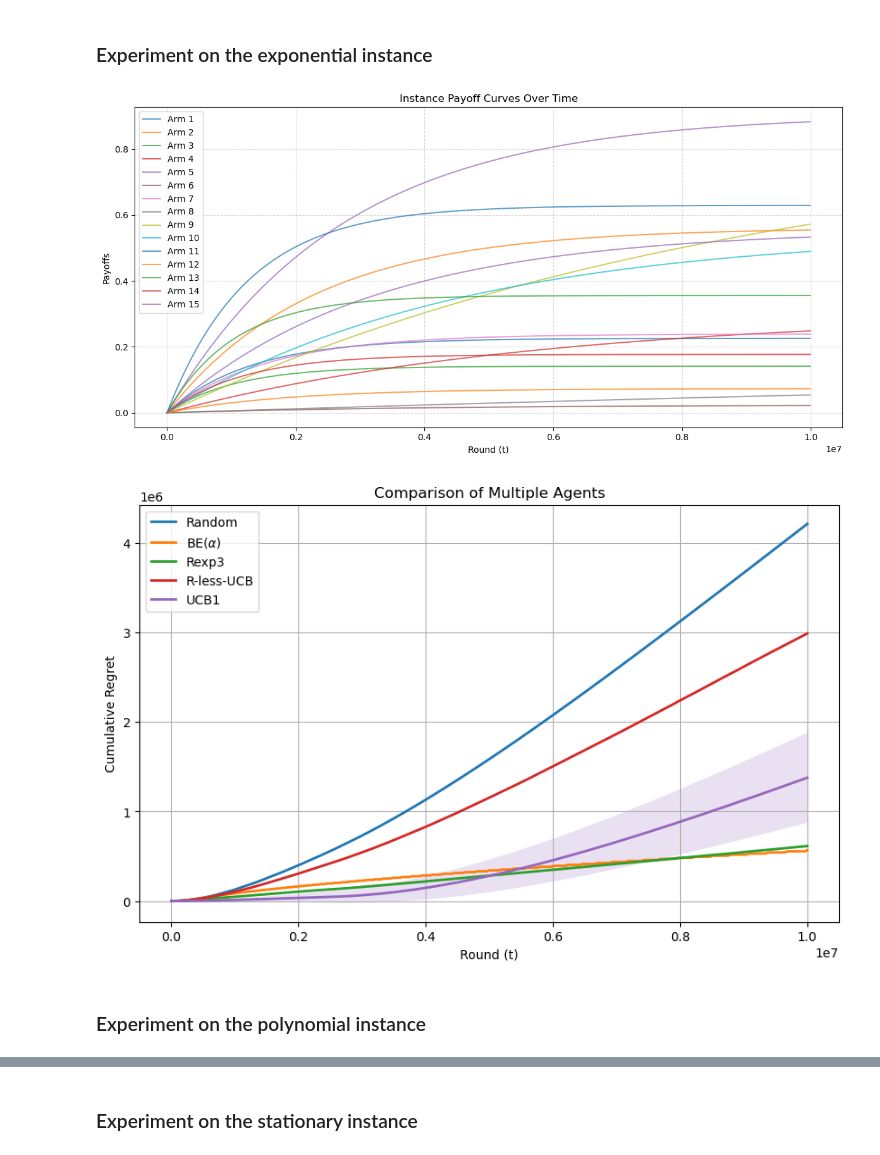
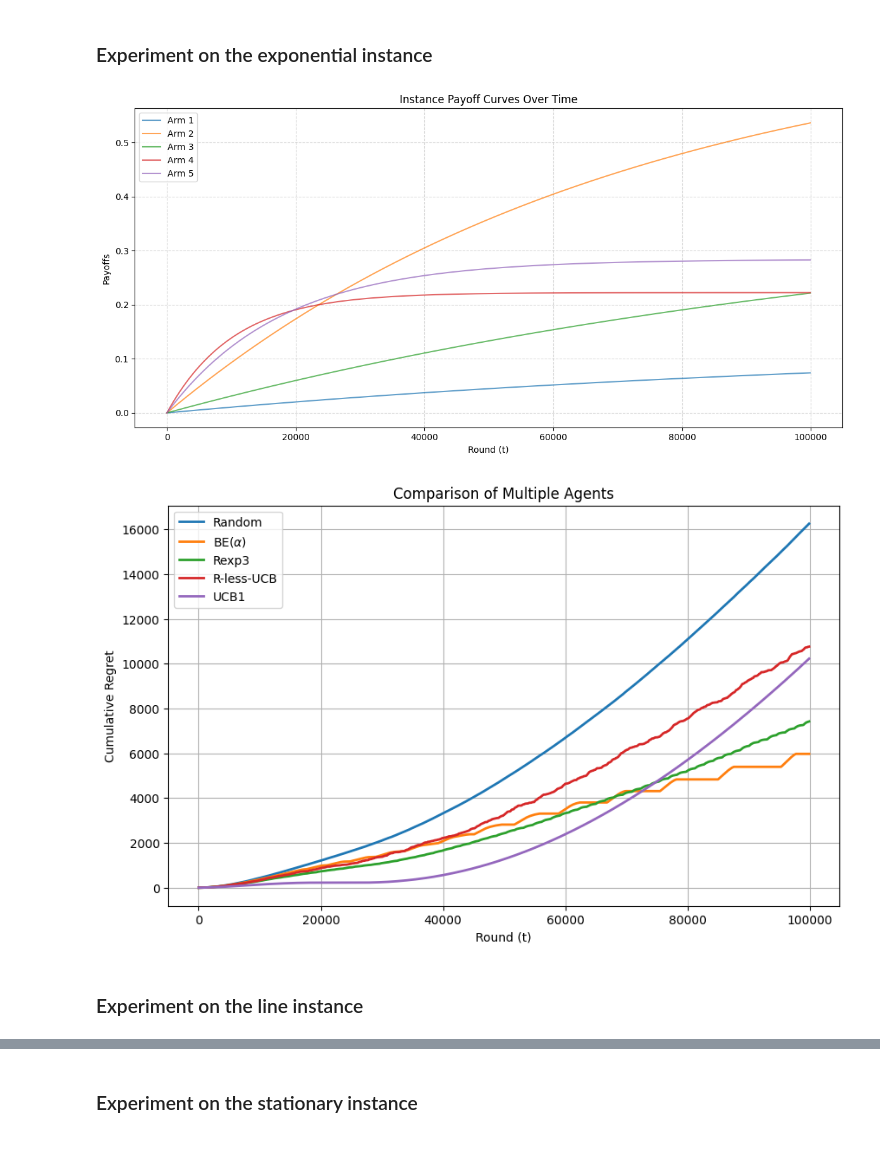
Before and after one commit to m1gwings/rcbealpha-experiments, a Jupyter notebook: bealpha-experiments.ipynb, the cells around one changed output, grey strips where cells are left out. Cells and saved outputs as stored; diff of their text form; code cells hidden in the pictures.

```diff
--- a/bealpha-experiments.ipynb
+++ b/bealpha-experiments.ipynb
@@ -241,7 +244,7 @@ class UCB1Agent(Agent):
 
     def _update_ucbs(self):
         self.ucbs[self.counts == 0] = np.inf
-        self.ucbs[self.counts > 0] = self.cumulative_rewards[self.counts > 0] / self.counts[self.counts > 0] + self.sigma * np.sqrt(2 * np.log(self.t) / self.counts[self.counts > 0])
+        self.ucbs[self.counts > 0] = self.cumulative_rewards[self.counts > 0] / self.counts[self.counts > 0] + self.sigma * np.sqrt(4 * np.log(self.t) / self.counts[self.counts > 0])
 
     def reset(self):
         self.counts = np.zeros(self.K, dtype=int)
@@ -263,7 +266,7 @@ class Instance(ABC):
     def reset(self):
         pass
 # %%
-def plot_instance(instance, T, max_points=1000):
+def plot_instance(instance, T, max_points=100):
     instance.reset()
 
     payoffs = np.zeros((T, instance.K))
@@ -275,7 +278,7 @@ def plot_instance(instance, T, max_points=1000):
     for i in range(instance.K):
         plt.plot(x_plt+1, payoffs[x_plt, i], label=f'Arm {i+1}', alpha=0.7)
 
-    plt.xlabel("Round (t)")
+    plt.xlabel("Round ($t$)")
     plt.ylabel("Payoffs")
     plt.title("Instance Payoff Curves Over Time")
     plt.grid(True, linestyle='--', alpha=0.5)
@@ -514,21 +494,32 @@ plot_comparison(results_rand_inst)
 # %% [markdown]
 ### Experiment on the exponential instance
 # %%
-K = 15
-T = 10000000
-SIGMA = 0.1
-N_RUNS = 10
-SEED = 42
+EXP_CONF = {
+    'K': 5,
+    'T': 100000,
+    'N_RUNS': 3,
+    'SIGMA': 0.1,
+    'SEED': 9,
+    'ALPHA': 8/3,
+    'EPSILON': 0.25,
+    'ALPHA2': 2.1
+}
 
-random_agent = RandomAgent(K=K, seed=SEED)
-bealpha_agent = BEAlphaAgent(K=K, alpha=8/3, sigma=SIGMA)
-rexpr3_agent = Rexp3Agent(K=K, delta=Rexp3Agent.tune_delta(T, K, K), gamma=Rexp3Agent.tune_gamma(T, K, K), seed=SEED)
-rlessucb_agent = RLessUCBAgent(K=K, epsilon=0.25, alpha=2.1, sigma=SIGMA)
-ucb1_agent = UCB1Agent(K=K, sigma=SIGMA)
+EXP_INSTANCE_NAME = f'exp-instance-{hashlib.sha256(str(EXP_CONF).encode()).hexdigest()}'
+
+random_agent = RandomAgent(K=EXP_CONF['K'], seed=EXP_CONF['SEED'])
+bealpha_agent = BEAlphaAgent(K=EXP_CONF['K'], alpha=EXP_CONF['ALPHA'], sigma=EXP_CONF['SIGMA'])
+rexpr3_agent = Rexp3Agent(K=EXP_CONF['K'], delta=Rexp3Agent.tune_delta(EXP_CONF['T'], EXP_CONF['K'], EXP_CONF['K']),
+                          gamma=Rexp3Agent.tune_gamma(EXP_CONF['T'], EXP_CONF['K'], EXP_CONF['K']),
+                          seed=EXP_CONF['SEED'])
+rlessucb_agent = RLessUCBAgent(K=EXP_CONF['K'], epsilon=EXP_CONF['EPSILON'], alpha=EXP_CONF['ALPHA2'], sigma=EXP_CONF['SIGMA'])
+ucb1_agent = UCB1Agent(K=EXP_CONF['K'], sigma=EXP_CONF['SIGMA'])
+
 agents = [random_agent, bealpha_agent, rexpr3_agent, rlessucb_agent, ucb1_agent]
 
-instance = ExponentialInstance(K=K, T=T, seed=SEED)
-plot_instance(instance, T)
+instance = ExponentialInstance(K=EXP_CONF['K'], T=EXP_CONF['T'], seed=EXP_CONF['SEED'])
+
+plot_instance(instance, EXP_CONF['T'])
 # %% [output]
-[figure, old version]
+[figure, new version]
 # %%
@@ -538,9 +530,9 @@ with open('results_exp_inst.pkl', 'wb') as f:
 # %%
-with open('results_exp_inst.pkl', 'rb') as f:
+with open(f'{EXP_INSTANCE_NAME}.pkl', 'rb') as f:
     results_exp_inst = pickle.load(f)
 plot_comparison(results_exp_inst)
 # %% [output]
-[figure, old version]
+[figure, new version]
 # %% [markdown]
-### Experiment on the polynomial instance
+### Experiment on the line instance
 # %%
```
Also changed, not shown: parts of 25 cells of this notebook.
